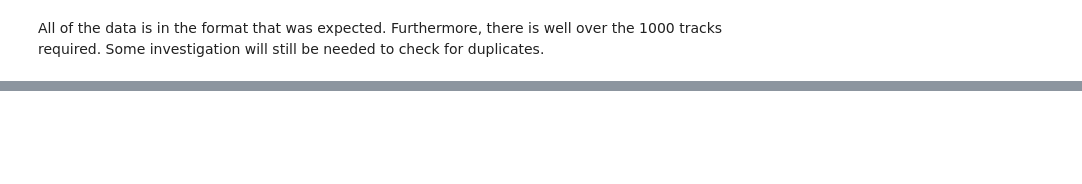
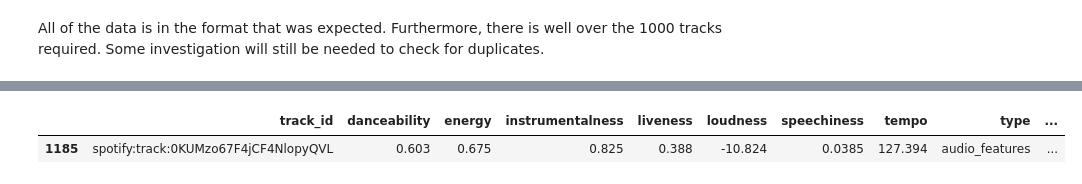
Before and after one commit to sschwartzdata/onramp_project, a Jupyter notebook: temp/proof_of_concept.ipynb, the cells around one changed output, grey strips where cells are left out. Saved outputs shown, nothing was run; the diff lists cells and outputs as text; code cells hidden in the pictures; blank space fills up the shorter version.

```diff
--- a/temp/proof_of_concept.ipynb
+++ b/temp/proof_of_concept.ipynb
@@ -337,0 +659,5 @@ There was an issue with a track.
+# %%
+df_track_feature[df_track_feature.duplicated()]
+# %% [output]
+|  | track_id | danceability | energy | instrumentalness | liveness | loudness | speechiness | tempo | type | ... |
+| 1185 | spotify:track:0KUMzo67F4jCF4NlopyQVL | 0.603 | 0.675 | 0.825 | 0.388 | -10.824 | 0.0385 | 127.394 | audio_features | ... |
```
Also changed, not shown: parts of 92 cells of this notebook, 1 other file.
